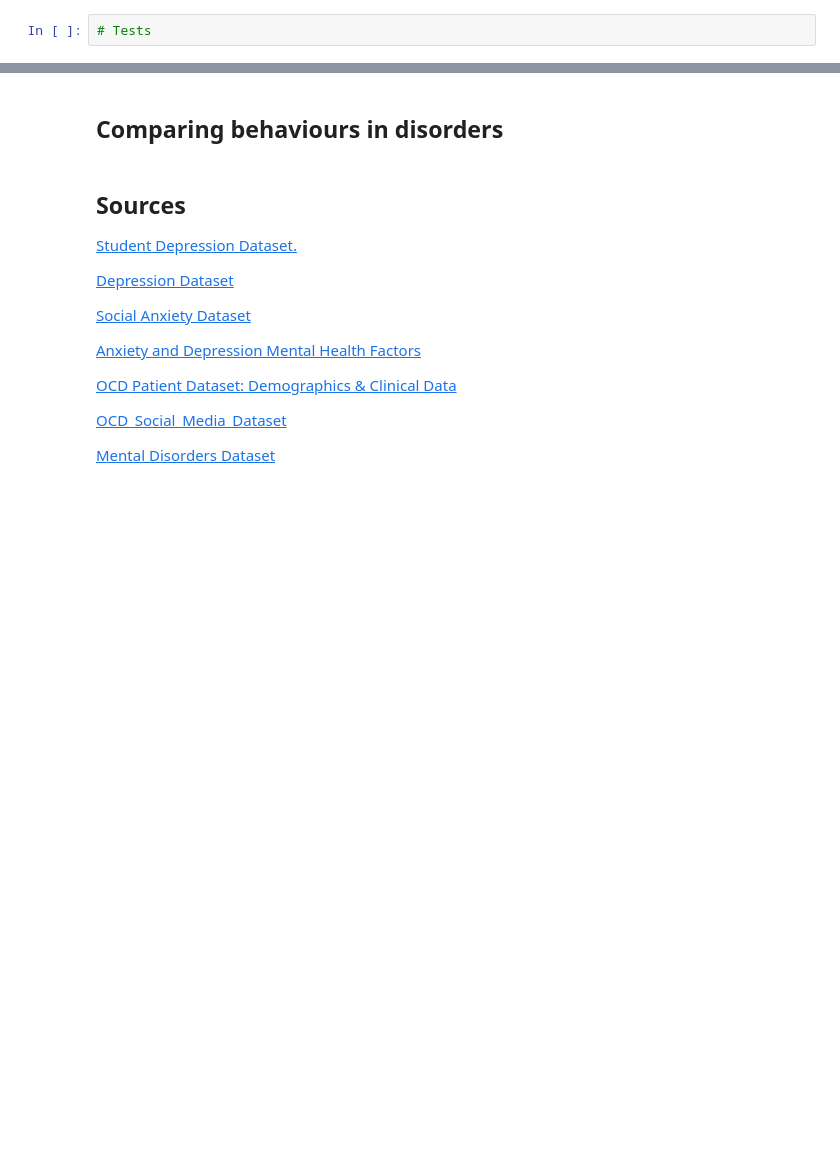
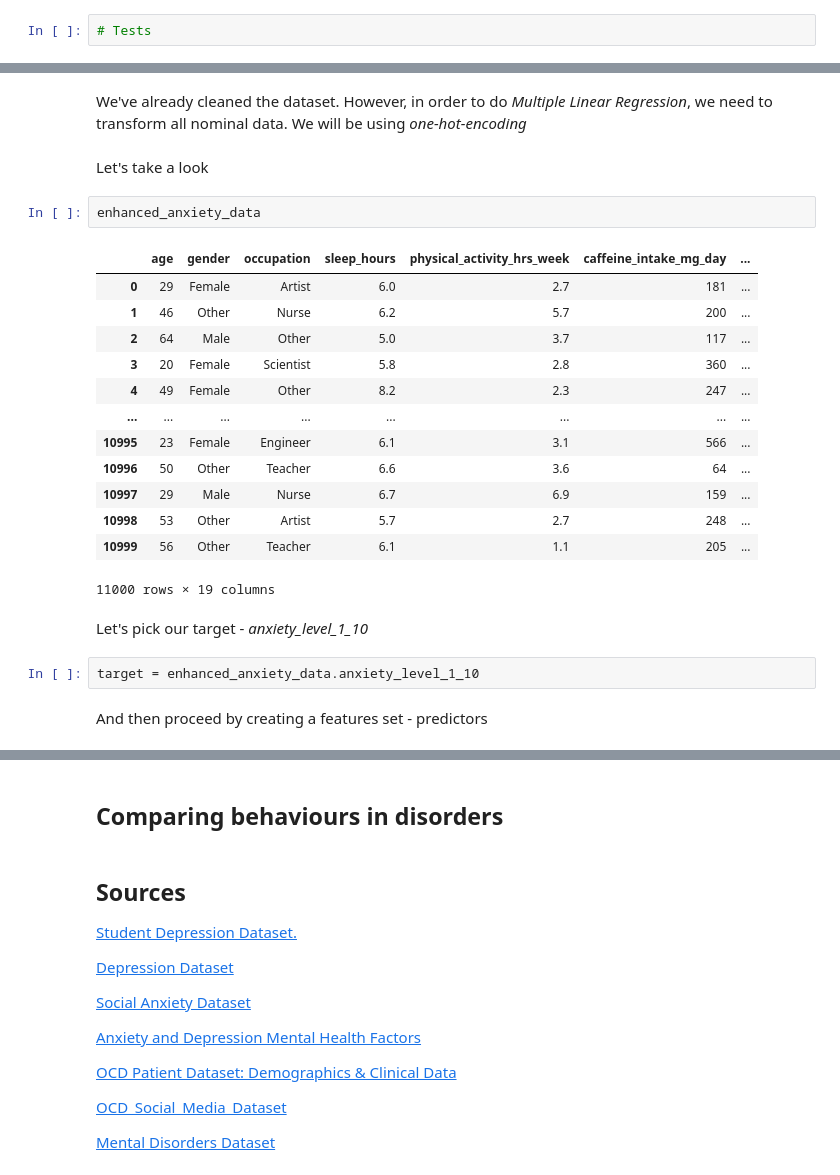
Before and after one commit to VladoDev03/mental-cognitive-disorders-analysis, a Jupyter notebook: disorders-analysis/disorders-analysis.ipynb, the cells around one changed output, grey strips where cells are left out. Cells and saved outputs as stored; diff of their text form; blank space fills up the shorter version.

```diff
--- a/disorders-analysis/disorders-analysis.ipynb
+++ b/disorders-analysis/disorders-analysis.ipynb
@@ -1070,0 +1112,26 @@ plot_violin_scores_by_group(
+# %% [markdown]
+We've already cleaned the dataset. However, in order to do *Multiple Linear Regression*, we need to transform all nominal data. We will be using *one-hot-encoding*
+# %% [markdown]
+Let's take a look
+# %%
+enhanced_anxiety_data
+# %% [output]
+|  | age | gender | occupation | sleep_hours | physical_activity_hrs_week | caffeine_intake_mg_day | ... |
+| 0 | 29 | Female | Artist | 6.0 | 2.7 | 181 | ... |
+| 1 | 46 | Other | Nurse | 6.2 | 5.7 | 200 | ... |
+| 2 | 64 | Male | Other | 5.0 | 3.7 | 117 | ... |
+| 3 | 20 | Female | Scientist | 5.8 | 2.8 | 360 | ... |
+| 4 | 49 | Female | Other | 8.2 | 2.3 | 247 | ... |
+| ... | ... | ... | ... | ... | ... | ... | ... |
+| 10995 | 23 | Female | Engineer | 6.1 | 3.1 | 566 | ... |
+| 10996 | 50 | Other | Teacher | 6.6 | 3.6 | 64 | ... |
+| 10997 | 29 | Male | Nurse | 6.7 | 6.9 | 159 | ... |
+| 10998 | 53 | Other | Artist | 5.7 | 2.7 | 248 | ... |
+| 10999 | 56 | Other | Teacher | 6.1 | 1.1 | 205 | ... |
+11000 rows × 19 columns
+# %% [markdown]
+Let's pick our target - *anxiety_level_1_10*
+# %%
+target = enhanced_anxiety_data.anxiety_level_1_10
+# %% [markdown]
+And then proceed by creating a features set - predictors
```
Also changed, not shown: parts of 22 cells of this notebook.
